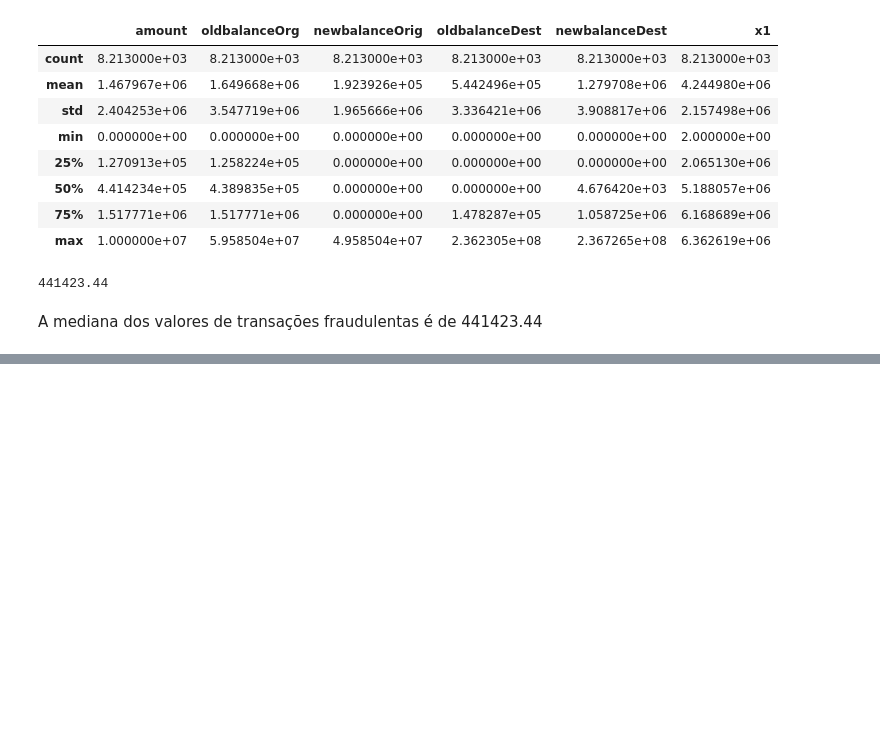
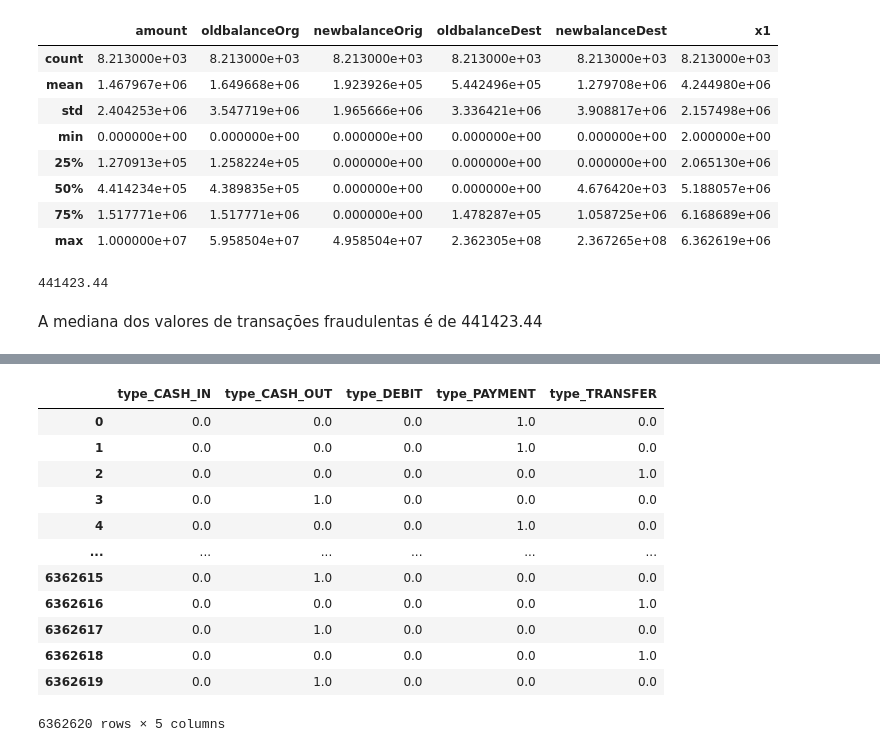
Before and after one commit to joaovjesus/Deteccao-de-Fraude, a Jupyter notebook: notebook.ipynb, the cells around one changed output, grey strips where cells are left out. Saved outputs shown, nothing was run; the diff lists cells and outputs as text; code cells hidden in the pictures; blank space fills up the shorter version.

```diff
--- a/notebook.ipynb
+++ b/notebook.ipynb
@@ -165,0 +249,18 @@ df_num = df.select_dtypes(exclude='category')
+# %%
+OH_cols.columns = OH_encoder.get_feature_names_out(['type'])
+# %%
+OH_cols
+# %% [output]
+|  | type_CASH_IN | type_CASH_OUT | type_DEBIT | type_PAYMENT | type_TRANSFER |
+| 0 | 0.0 | 0.0 | 0.0 | 1.0 | 0.0 |
+| 1 | 0.0 | 0.0 | 0.0 | 1.0 | 0.0 |
+| 2 | 0.0 | 0.0 | 0.0 | 0.0 | 1.0 |
+| 3 | 0.0 | 1.0 | 0.0 | 0.0 | 0.0 |
+| 4 | 0.0 | 0.0 | 0.0 | 1.0 | 0.0 |
+| ... | ... | ... | ... | ... | ... |
+| 6362615 | 0.0 | 1.0 | 0.0 | 0.0 | 0.0 |
+| 6362616 | 0.0 | 0.0 | 0.0 | 0.0 | 1.0 |
+| 6362617 | 0.0 | 1.0 | 0.0 | 0.0 | 0.0 |
+| 6362618 | 0.0 | 0.0 | 0.0 | 0.0 | 1.0 |
+| 6362619 | 0.0 | 1.0 | 0.0 | 0.0 | 0.0 |
+6362620 rows × 5 columns
```
Also changed, not shown: parts of 20 cells of this notebook.
